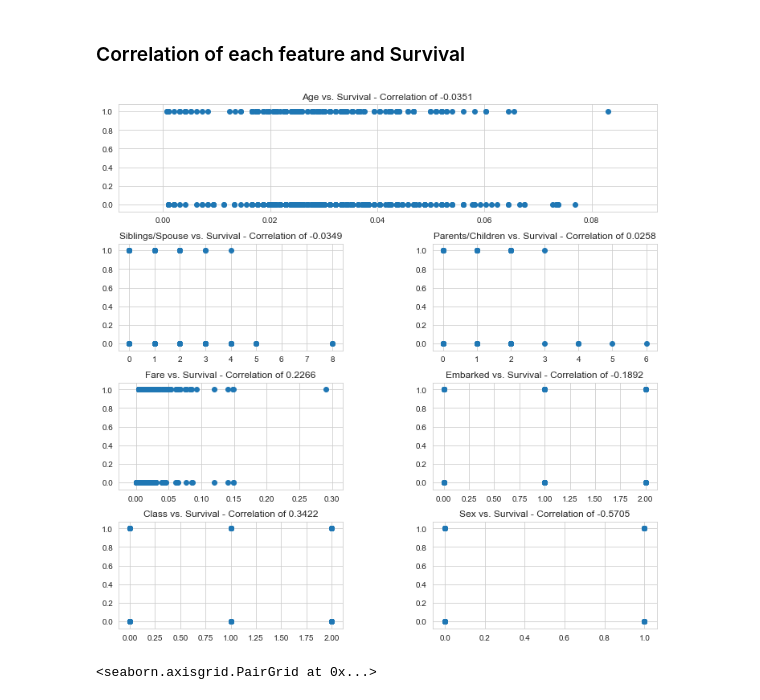
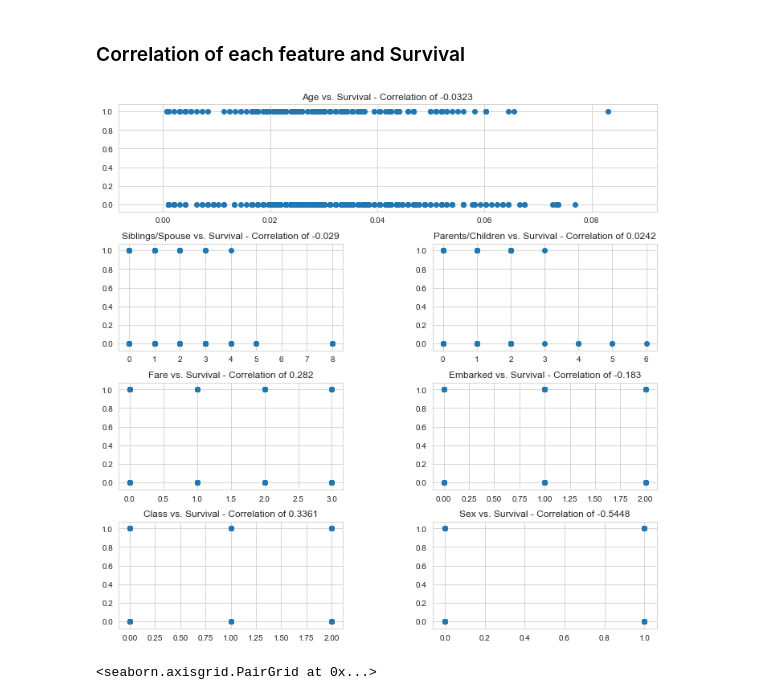
Before and after one commit to joser834/Data-Science, a Jupyter notebook: MS_DataScience/Titanic_Prediction/Titanic_Prediction_Ensemble_Learning.ipynb, the cells around one changed output. Saved outputs shown, nothing was run; the diff lists cells and outputs as text; code cells hidden in the pictures.

```diff
--- a/MS_DataScience/Titanic_Prediction/Titanic_Prediction_Ensemble_Learning.ipynb
+++ b/MS_DataScience/Titanic_Prediction/Titanic_Prediction_Ensemble_Learning.ipynb
@@ -198,6 +198,32 @@ Now, we need to scale the variables Age and Fare because they have different val
 # %%
 X['Fare_Norm'] = preprocessing.normalize(np.array(X['Fare']).reshape(1, -1))[0]
 X['Age_Norm'] = preprocessing.normalize(np.array(X['Age_LM']).reshape(1, -1))[0]
+X['Age_Group'] = np.where(
+    X['Age_LM']<=15,
+    0,
+    np.where(
+        X['Age_LM']<=30,
+        1,
+        np.where(
+            X['Age_LM']<=65,
+            2,
+            3
+        )
+    )
+)
+X['Fare_Group'] = np.where(
+    X['Fare']<=10,
+    0,
+    np.where(
+        X['Fare']<=20,
+        1,
+        np.where(
+            X['Fare']<=30,
+            2,
+            3
+        )
+    )
+)
 X = X.drop(['Fare', 'Age_LM'], axis = 1)
 # %% [markdown]
 ## Train, Val, and Test Sets
@@ -232,7 +258,7 @@ X_train, X_test, y_train, y_test = train_test_split(
 X_train, X_val, y_train, y_val = train_test_split(
     X_train,
     y_train,
-    test_size=0.3,
+    test_size=0.2,
     random_state=17
 )
 # %%
@@ -275,36 +301,36 @@ sns.distplot(y_train['survived_code'], color='lightgreen', axlabel='Survived')
 plt.figure(figsize=(12,12))
 grid = plt.GridSpec(4, 2, wspace=0.4, hspace=0.3)
 plt.subplot(grid[0, 0:])
 plt.scatter(x = X_train['Age_Norm'], y = y_train['survived_code'])
 plt.title('Age vs. Survival - Correlation of ' +
           str(np.round(np.corrcoef(x = X_train['Age_Norm'], y = y_train['survived_code'])[0,1],4)))
 plt.subplot(grid[1, 0])
 plt.scatter(x = X_train['SibSp'], y = y_train['survived_code'])
 plt.title('Siblings/Spouse vs. Survival - Correlation of ' +
           str(np.round(np.corrcoef(x = X_train['SibSp'], y = y_train['survived_code'])[0,1],4)))
 plt.subplot(grid[1, 1])
 plt.scatter(x = X_train['ParCh'], y = y_train['survived_code'])
 plt.title('Parents/Children vs. Survival - Correlation of ' +
           str(np.round(np.corrcoef(x = X_train['ParCh'], y = y_train['survived_code'])[0,1],4)))
 plt.subplot(grid[2, 0])
-plt.scatter(x = X_train['Fare_Norm'], y = y_train['survived_code'])
+plt.scatter(x = X_train['Fare_Group'], y = y_train['survived_code'])
 plt.title('Fare vs. Survival - Correlation of ' +
-          str(np.round(np.corrcoef(x = X_train['Fare_Norm'], y = y_train['survived_code'])[0,1],4)))
+          str(np.round(np.corrcoef(x = X_train['Fare_Group'], y = y_train['survived_code'])[0,1],4)))
 plt.subplot(grid[2, 1])
 plt.scatter(x = X_train['embarked_code'], y = y_train['survived_code'])
 plt.title('Embarked vs. Survival - Correlation of ' +
           str(np.round(np.corrcoef(x = X_train['embarked_code'], y = y_train['survived_code'])[0,1],4)))
 plt.subplot(grid[3, 0])
 plt.scatter(x = X_train['class_code'], y = y_train['survived_code'])
 plt.title('Class vs. Survival - Correlation of ' +
           str(np.round(np.corrcoef(x = X_train['class_code'], y = y_train['survived_code'])[0,1],4)))
 plt.subplot(grid[3, 1])
 plt.scatter(x = X_train['sex_code'], y = y_train['survived_code'])
 plt.title('Sex vs. Survival - Correlation of ' +
           str(np.round(np.corrcoef(x = X_train['sex_code'], y = y_train['survived_code'])[0,1],4)))
 plt.show()
 # %% [output]
-[figure, old version]
+[figure, new version]
 # %%
 sns.pairplot(pd.merge(X_train, y_train, left_index = True, right_index = True),
              hue = 'survived_code',
```
Also changed, not shown: parts of 33 cells of this notebook, 10 other files.
